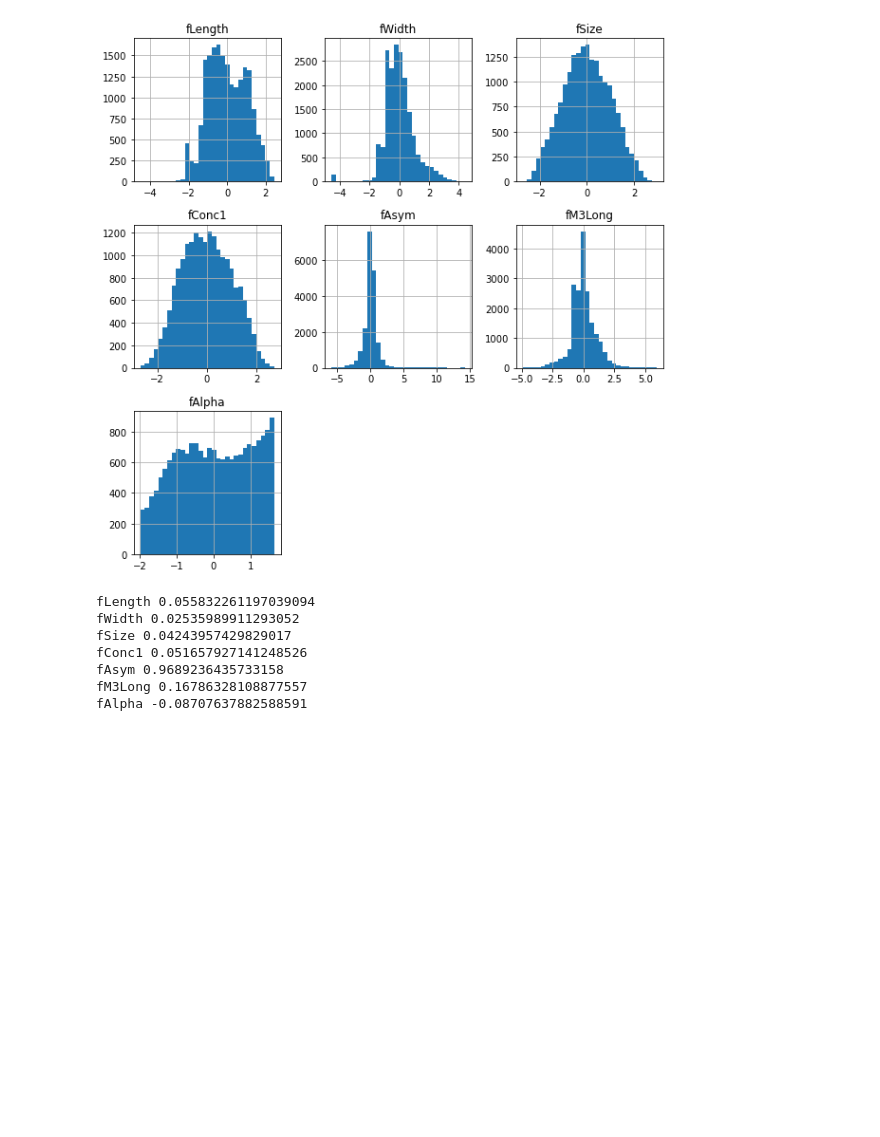
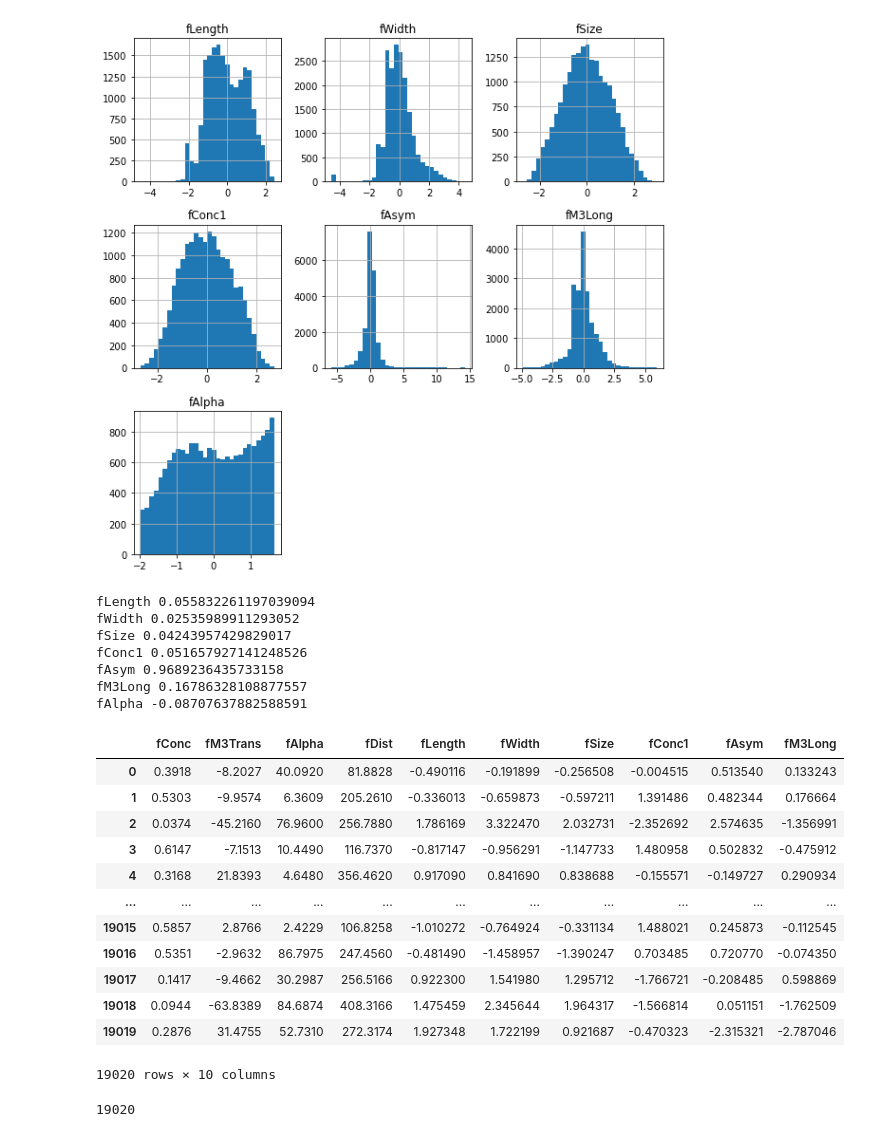
Before and after one commit to byahn2/MagicDatamining, a Jupyter notebook: viz.ipynb, the cells around one changed output. Cells and saved outputs as stored; diff of their text form; code cells hidden in the pictures; blank space fills up the shorter version.

```diff
--- a/viz.ipynb
+++ b/viz.ipynb
@@ -124,3 +154,26 @@ fConc1 0.051657927141248526
 fAsym 0.9689236435733158
 fM3Long 0.16786328108877557
 fAlpha -0.08707637882588591
+# %%
+skewedcols = [col for col in xdf.columns if col not in nonskewedcols]
+nonskew_xdf = xdf.drop(skewedcols, axis=1)
+# %%
+pd.concat([nonskew_xdf, unskew_xdf], axis=1)
+# %% [output]
+|  | fConc | fM3Trans | fAlpha | fDist | fLength | fWidth | fSize | fConc1 | fAsym | fM3Long |
+| 0 | 0.3918 | -8.2027 | 40.0920 | 81.8828 | -0.490116 | -0.191899 | -0.256508 | -0.004515 | 0.513540 | 0.133243 |
+| 1 | 0.5303 | -9.9574 | 6.3609 | 205.2610 | -0.336013 | -0.659873 | -0.597211 | 1.391486 | 0.482344 | 0.176664 |
+| 2 | 0.0374 | -45.2160 | 76.9600 | 256.7880 | 1.786169 | 3.322470 | 2.032731 | -2.352692 | 2.574635 | -1.356991 |
+| 3 | 0.6147 | -7.1513 | 10.4490 | 116.7370 | -0.817147 | -0.956291 | -1.147733 | 1.480958 | 0.502832 | -0.475912 |
+| 4 | 0.3168 | 21.8393 | 4.6480 | 356.4620 | 0.917090 | 0.841690 | 0.838688 | -0.155571 | -0.149727 | 0.290934 |
+| ... | ... | ... | ... | ... | ... | ... | ... | ... | ... | ... |
+| 19015 | 0.5857 | 2.8766 | 2.4229 | 106.8258 | -1.010272 | -0.764924 | -0.331134 | 1.488021 | 0.245873 | -0.112545 |
+| 19016 | 0.5351 | -2.9632 | 86.7975 | 247.4560 | -0.481490 | -1.458957 | -1.390247 | 0.703485 | 0.720770 | -0.074350 |
+| 19017 | 0.1417 | -9.4662 | 30.2987 | 256.5166 | 0.922300 | 1.541980 | 1.295712 | -1.766721 | -0.208485 | 0.598869 |
+| 19018 | 0.0944 | -63.8389 | 84.6874 | 408.3166 | 1.475459 | 2.345644 | 1.964317 | -1.566814 | 0.051151 | -1.762509 |
+| 19019 | 0.2876 | 31.4755 | 52.7310 | 272.3174 | 1.927348 | 1.722199 | 0.921687 | -0.470323 | -2.315321 | -2.787046 |
+19020 rows × 10 columns
+# %%
+len(unskew_xdf)
+# %% [output]
+19020
```
Also changed, not shown: parts of 4 cells of this notebook, 1 other file.
